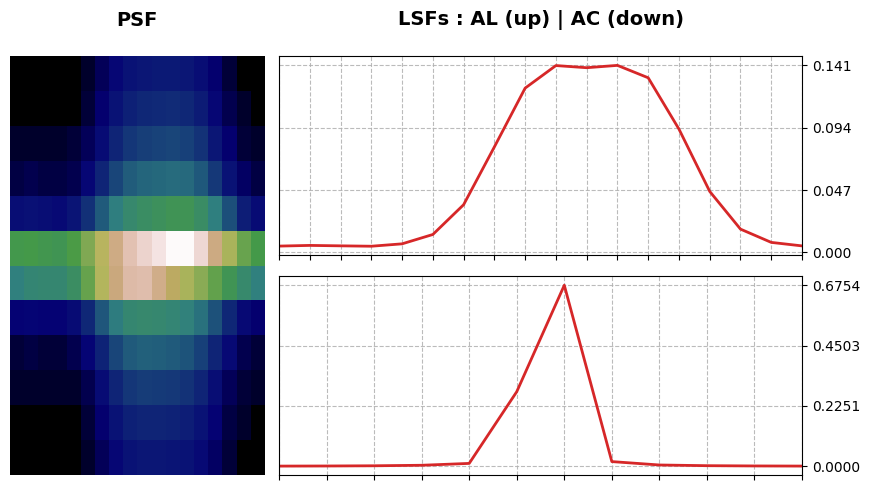
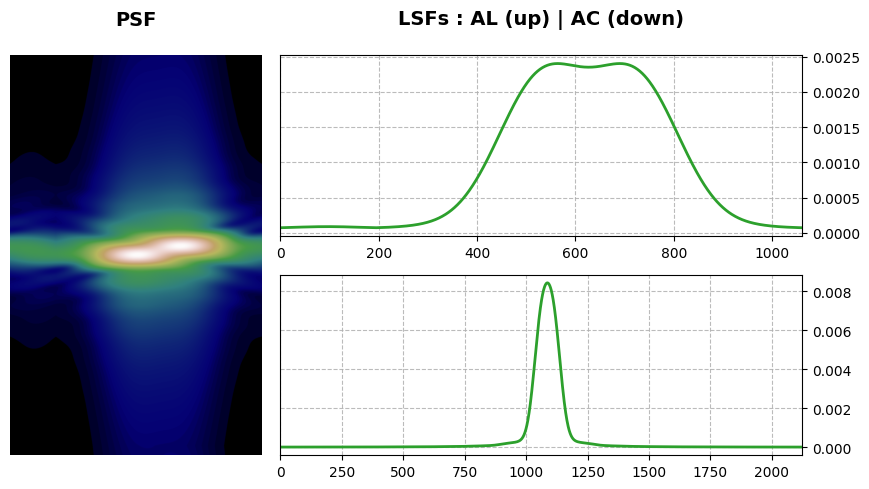
The change to this notebook cell's code, shown as a diff; its figure went from the first image to the second:
--- before
+++ after
@@ -1,7 +1,7 @@
 from astropy.visualization import ImageNormalize, MinMaxInterval, LogStretch
+from bincatsim.utils.psfutils import computeXandYpsf
 
-psf = cube[50].psf_2d
-psf_x = cube[50].psf_al
-psf_y = cube[50].psf_ac
+psf = cube[50].psf_hr
+psf_x, psf_y = computeXandYpsf(psf)
 
 norm = ImageNormalize(
@@ -38,5 +38,5 @@
 # AL Right top: first plot (top half of right, 2/3 width)
 ax2 = plt.subplot2grid((2, 3), (0, 1), rowspan=1, colspan=2)
-ax2.plot(psf_x, linewidth=2, color="tab:red")
+ax2.plot(psf_x, linewidth=2, color="tab:green")
 
 if not psf_x.shape[0] > 20:
@@ -51,9 +51,9 @@
 # AC Right bottom: second plot (bottom half of right, 2/3 width)
 ax3 = plt.subplot2grid((2, 3), (1, 1), rowspan=1, colspan=2)
-ax3.plot(psf_y, linewidth=2, color="tab:red")
+ax3.plot(psf_y, linewidth=2, color="tab:green")
 
 if not psf_y.shape[0] > 20:
     ax3.set_xticks(np.arange(0, int(psf_y.shape[0] + 1)), labels=[])
-    ax3.set_yticks(np.linspace(0, psf_y.max(), 4))
+    ax3.set_yticks(np.linspace(0, psf_y.max(), 4), labels=[])
 ax3.yaxis.set_label_position("right")
 ax3.yaxis.set_ticks_position("right")
@@ -62,3 +62,5 @@
 
 plt.tight_layout()
+
+fig.savefig(f"/home/pietrof/Desktop/psf_hr.png", transparent=True, dpi=450)
 plt.show()

Commit: Implement feature X to enhance user experience and optimize performance